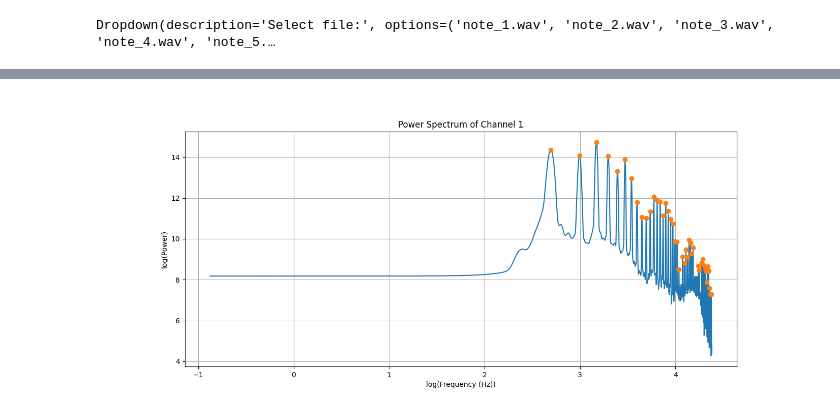
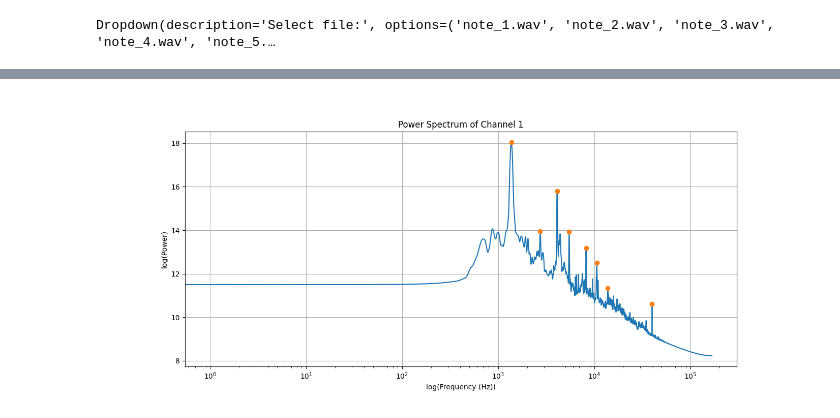
Before and after one commit to Lvetto/lmd_organo, a Jupyter notebook: peak_selection.ipynb, the cells around one changed output, grey strips where cells are left out. Cells and saved outputs as stored; diff of their text form; code cells hidden in the pictures.

```diff
--- a/peak_selection.ipynb
+++ b/peak_selection.ipynb
@@ -88,21 +87,22 @@ average_spectrum /= n_steps
 log_freqs = np.log10(freqs_channel1[1:])  # Escludi la frequenza zero
 log_spectrum = np.log10(average_spectrum[1:])  # Escludi la frequenza zero
 
-peaks, _ = sp.signal.find_peaks(log_spectrum, prominence=1)
+peaks, _ = sp.signal.find_peaks(log_spectrum, prominence=0.9, distance=1000)
 # %%
 plt.figure(figsize=(14, 6))
 
-plt.plot(log_freqs, log_spectrum, label='Log Power Spectrum')
-plt.plot(log_freqs[peaks], log_spectrum[peaks], "o", label='Peaks (Fine)')
+plt.plot(np.arange(len(log_spectrum)), log_spectrum, label='Log Power Spectrum')
+plt.plot(np.arange(len(log_freqs))[peaks], log_spectrum[peaks], "o", label='Peaks (Fine)')
 
+plt.xscale('log')
 
 plt.xlabel('log(Frequency (Hz))')
 plt.ylabel('log(Power)')
 plt.title('Power Spectrum of Channel 1')
 plt.grid()
 plt.show()
 # %% [output]
-[figure, old version]
+[figure, new version]
 # %%
 first_n_peaks = peaks[:10]
 
```
Also changed, not shown: parts of 4 cells of this notebook.
